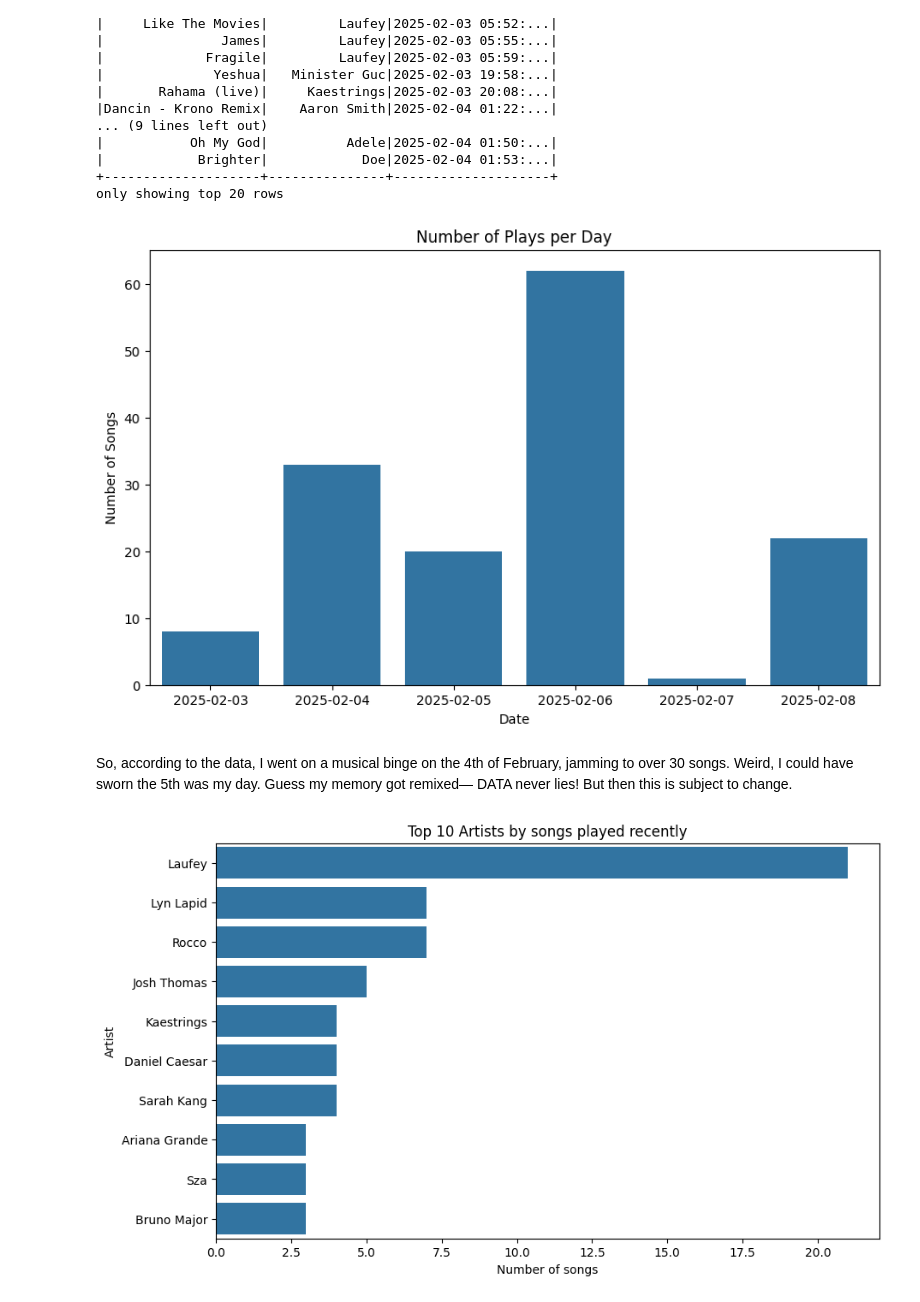
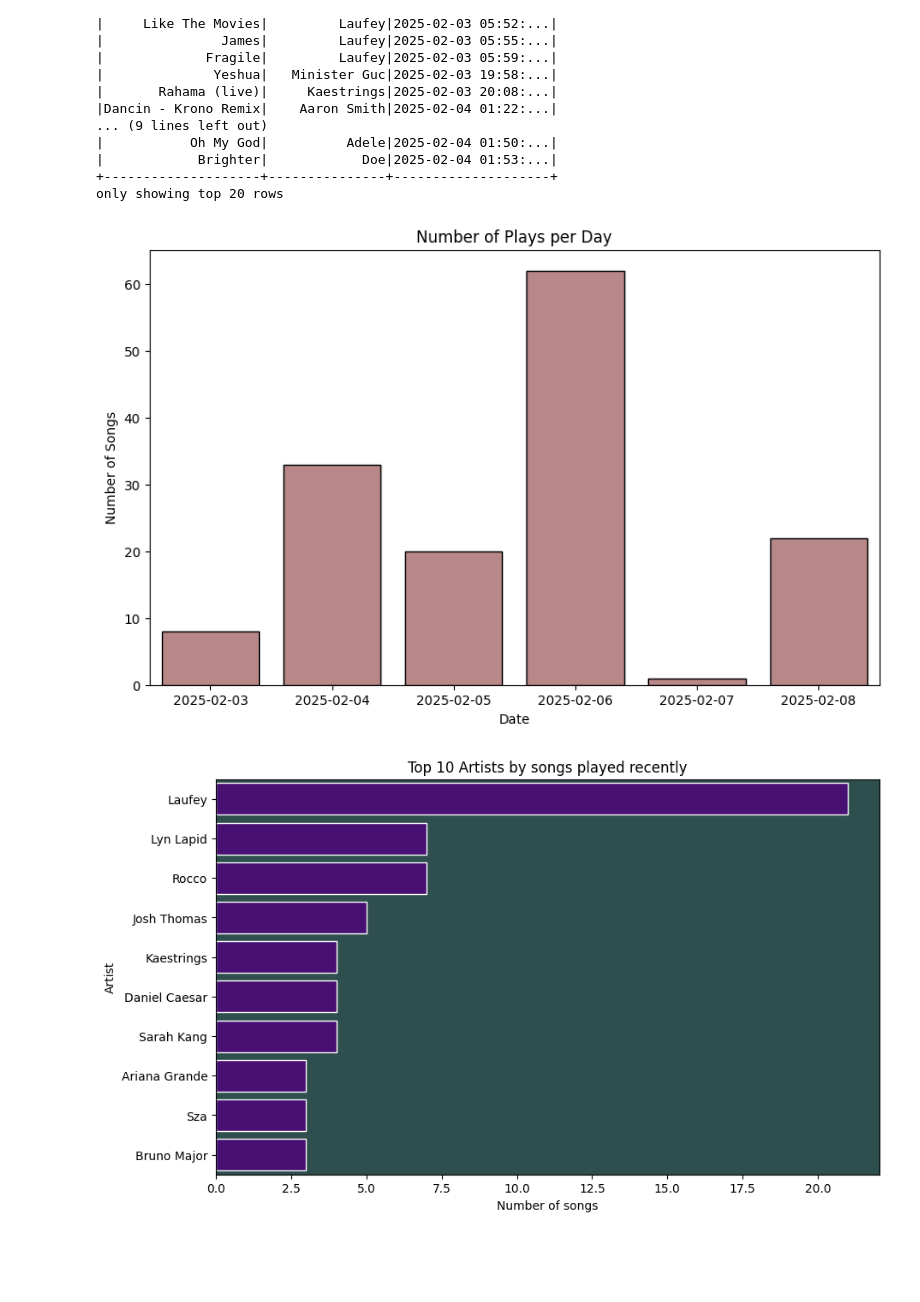
Before and after one commit to ifeomavera/ETL-pipeline-with-Postgres-and-Apache-Spark, a Jupyter notebook: file.ipynb, the cells around one changed output. Cells and saved outputs as stored; diff of their text form; code cells hidden in the pictures; blank space fills up the shorter version.

```diff
--- a/file.ipynb
+++ b/file.ipynb
@@ -54,33 +57,30 @@ filtered_by_day_pd = filtered_by_day_pd.sort_values(by='Day')
 
 # Visualize the data
 plt.figure(figsize=(10, 6))
-sns.barplot(data=filtered_by_day_pd, x='Day', y='No of songs')
+sns.barplot(data=filtered_by_day_pd, x='Day', y='No of songs', color='#C08081',edgecolor='black')
 plt.title('Number of Plays per Day')
 plt.xticks(rotation=0)
 plt.xlabel('Date')
 plt.ylabel('Number of Songs')
 plt.show()
 # %% [output]
-[figure, old version]
+[figure, new version]
-# %% [markdown]
-So, according to the data, I went on a musical binge on the 4th of February, jamming to over 30 songs. Weird, I could have sworn the 5th was my day. Guess my memory got remixed— DATA never lies!
-But then this is subject to change.
 # %%
 from pyspark.sql.functions import count
 import matplotlib.pyplot as plt
 import seaborn as sns
 
 artist_tracks = df.groupBy('artist_name').agg(count('track_name').alias('songs'))
 
 artist_tracks_pd = artist_tracks.toPandas()
 
 top_artists_pd = artist_tracks_pd.sort_values(by='songs', ascending=False).head(10)
 
 plt.figure(figsize=(10, 6))
-sns.barplot(data=top_artists_pd, x='songs', y='artist_name')
+sns.barplot(data=top_artists_pd, x='songs', y='artist_name' ,color='#4B0082',edgecolor = '#ffffff' ).set_facecolor('#2F4F4F')
 plt.title('Top 10 Artists by songs played recently')
 plt.xlabel('Number of songs')
 plt.ylabel('Artist')
 plt.show()
 # %% [output]
-[figure, old version]
+[figure, new version]
```
Also changed, not shown: parts of 10 cells of this notebook, 4 other files.
